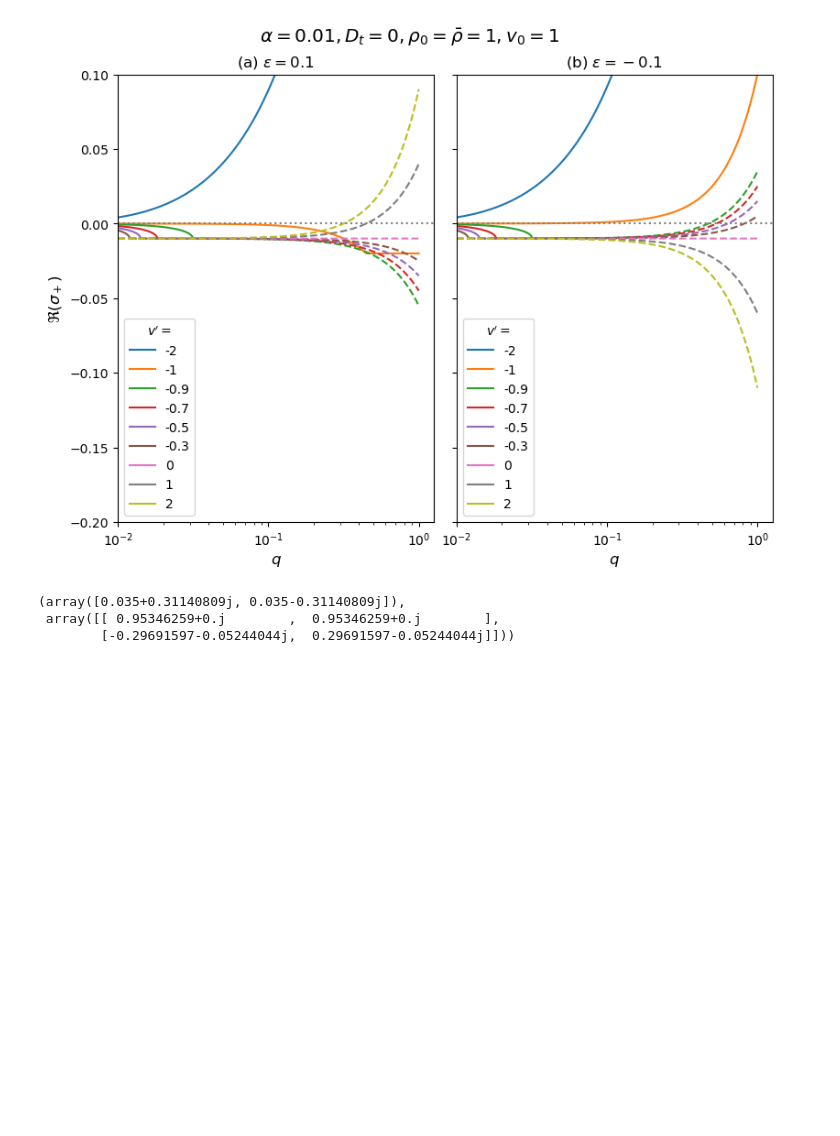
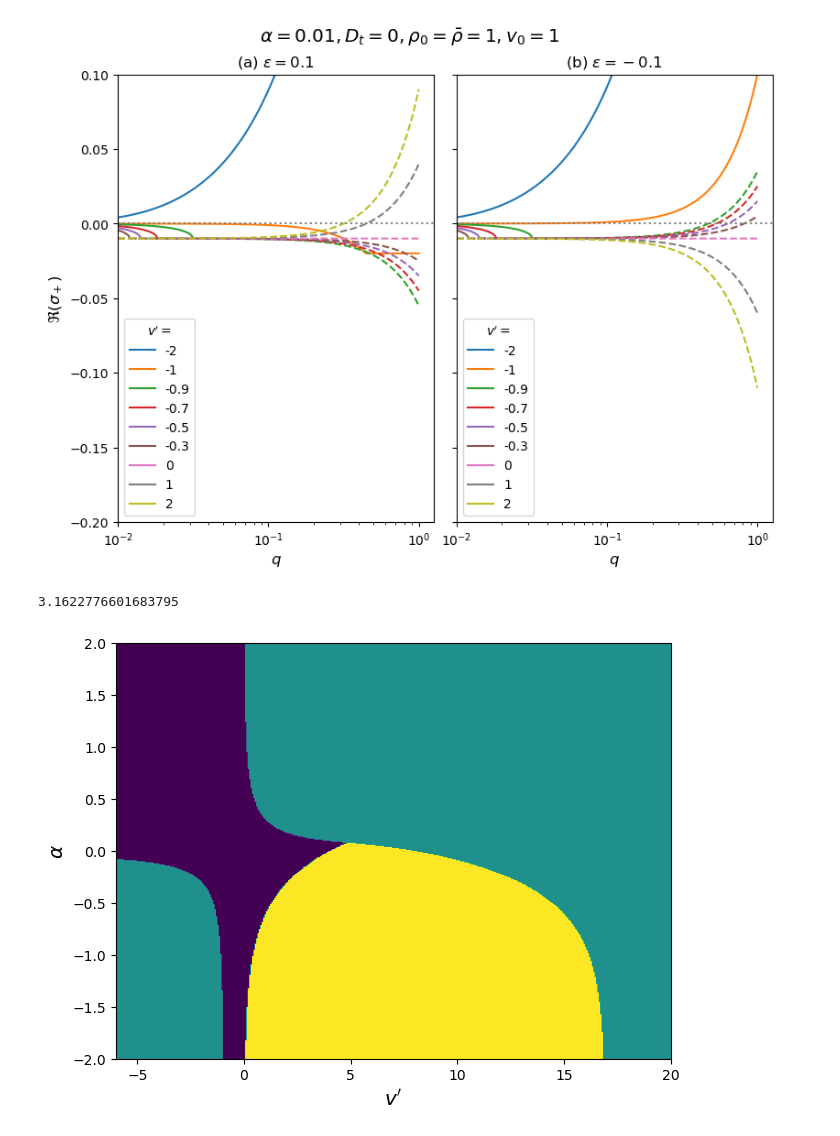
Before and after one commit to skyline-nju/PDE, a Jupyter notebook: AsymQS/asym_QS_1d.ipynb, the cells around one changed output. Drawn from its saved outputs; the diff is of its cells as text; code cells hidden in the pictures; blank space fills up the shorter version.

```diff
--- a/AsymQS/asym_QS_1d.ipynb
+++ b/AsymQS/asym_QS_1d.ipynb
@@ -231,7 +231,43 @@ q = 1
 mat = DMatrix22(eps, v_prime, alpha)
 
 mat.get_eigen_values_vectors(q)
+
+10**0.5
 # %% [output]
-(array([0.035+0.31140809j, 0.035-0.31140809j]),
- array([[ 0.95346259+0.j        ,  0.95346259+0.j        ],
-        [-0.29691597-0.05244044j,  0.29691597-0.05244044j]]))
+3.1622776601683795
+# %%
+eps = 0.5
+Dt = 0.
+
+u_prime_arr = np.linspace(-6, 20, 400)
+# alpha_arr = np.linspace(0, 10, 200)[1:]
+# alpha_arr = np.logspace(-2, 2, 100)
+log_alpha_arr = np.linspace(-2, 2, 400)
+q_arr = np.logspace(-4, np.log10(1), 100)
+
+state = np.zeros((log_alpha_arr.size, u_prime_arr.size))
+for j, log_alpha in enumerate(log_alpha_arr):
+    alpha = 10 ** log_alpha
+    for i, v_prime in enumerate(u_prime_arr):
+        sigma = get_sigma(q_arr, eps, alpha, v_prime) - Dt * q_arr ** 2
+        idx_m = np.argmax(sigma.real)
+        if sigma[idx_m].real > 0:
+            if np.abs(sigma[idx_m].imag) < 1e-8:
+                state[j, i] = 1
+            else:
+                state[j, i] = 2
+
+extent=[u_prime_arr[0], u_prime_arr[-1], log_alpha_arr[0], log_alpha_arr[-1]]
+
+fig, ax = plt.subplots(1, 1, constrained_layout=True)
+ax.imshow(state, origin="lower", aspect="auto", extent=extent)
+ax.set_xlabel(r"$v'$", fontsize="x-large")
+ax.set_ylabel(r"$\alpha$", fontsize="x-large")
+# ax.set_title(r"$u'=%g, D_v=%g, D_t=%g$" % (D, Dt), fontsize="x-large")
+# fig.text(0.3, 0.2, "SOI", fontsize="xx-large")
+# fig.text(0.5, 0.5, "Homogenous phase", fontsize="xx-large", c="w")
+
+plt.show()
+plt.close()
+# %% [output]
+[figure, added]
```
Also changed, not shown: parts of 1 cell of this notebook, 3 other files.
